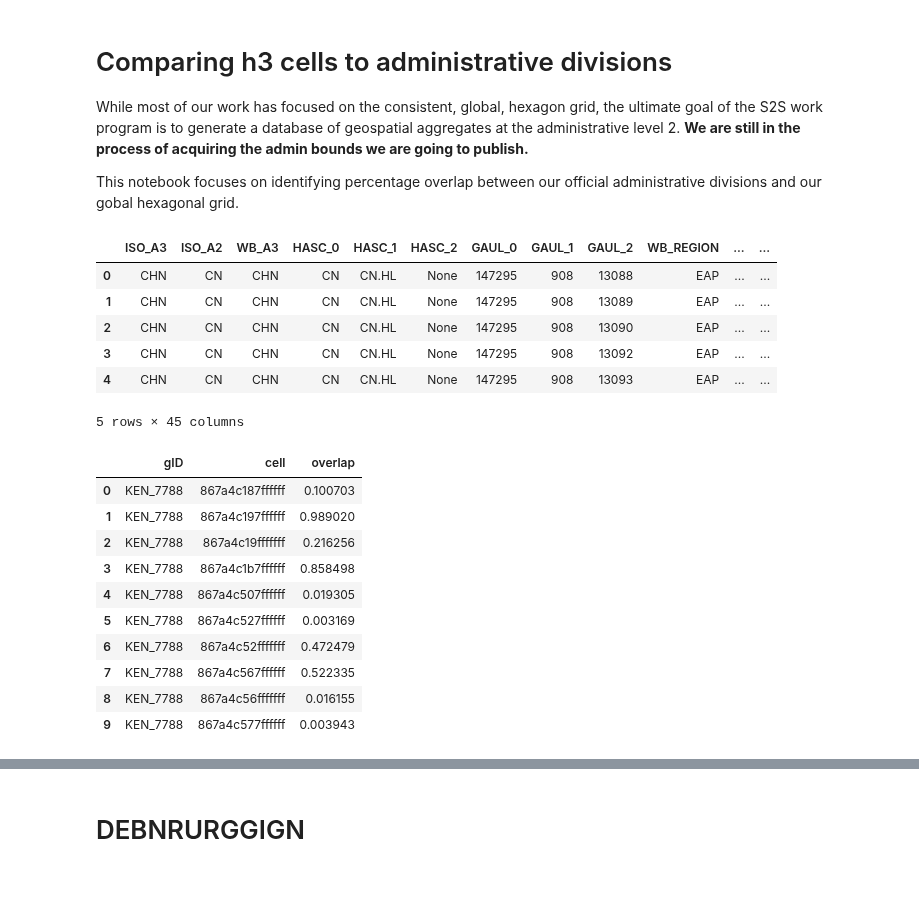
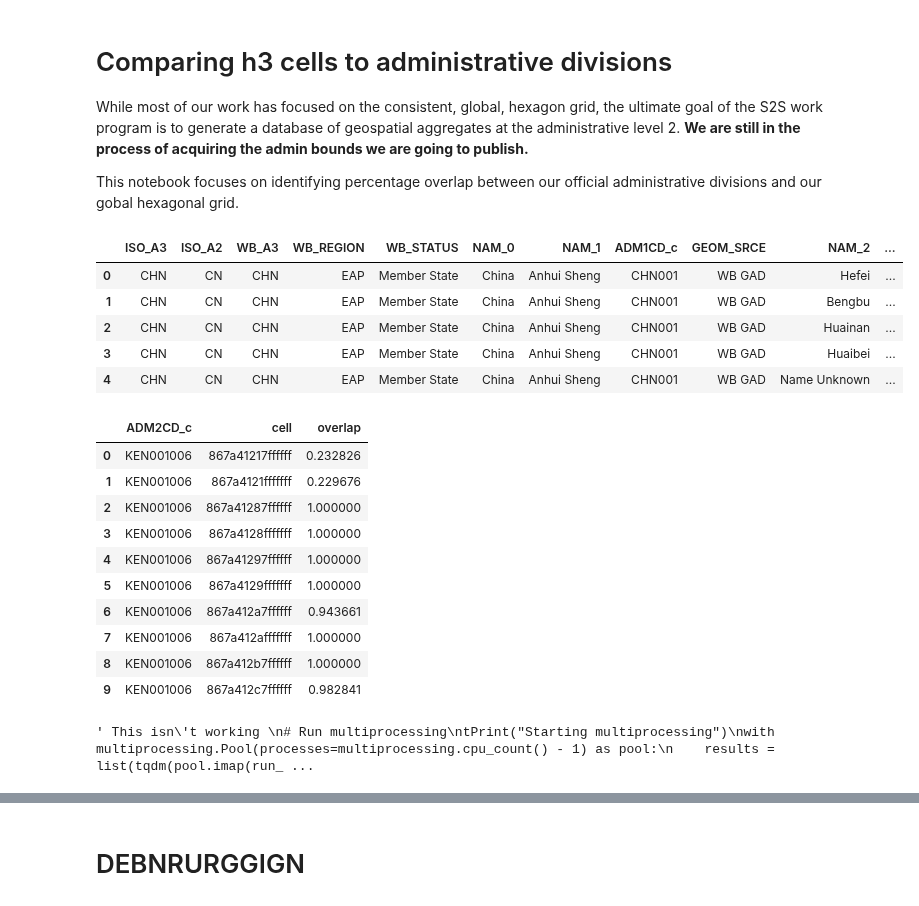
Before and after one commit to worldbank/DECAT_Space2Stats, a Jupyter notebook: notebooks/admin_bounds/ADM_map_adm2_h3xid.ipynb, the cells around one changed output, grey strips where cells are left out. Drawn from its saved outputs; the diff is of its cells as text; code cells hidden in the pictures.

Commit message:
Adding boundary analysis and LC processing

```diff
--- a/notebooks/admin_bounds/ADM_map_adm2_h3xid.ipynb
+++ b/notebooks/admin_bounds/ADM_map_adm2_h3xid.ipynb
@@ -20,27 +21,25 @@ from GOSTrocks.misc import tPrint
 # %%
 base_folder = r"C:\WBG\Work\S2S"
-admin_folder = os.path.join(base_folder, "data", 'admin')
+admin_folder = r"C:\WBG\Work\data\ADMIN\BETTER_FORMATS\simplified_output"
 out_folder = os.path.join(base_folder, "ADM_RESULTS")
 
 if not os.path.exists(out_folder):
     os.makedirs(out_folder)
 
 # Get the admin boundaries
-admin_file = r"C:\WBG\Work\data\ADMIN\NEW_WB_BOUNDS\WB_GAD_ADM2.shp"
+admin_id = 'ADM2CD_c'
+admin_file = os.path.join(admin_folder, "WB_GAD_adm2_simplified.gpkg")
 in_admin = gpd.read_file(admin_file)
-in_admin['gID'] = list(range(1, in_admin.shape[0] + 1))
-in_admin['gID'] = in_admin.apply(lambda x: f'{x["WB_A3"]}_{x["gID"]}', axis=1)
 in_admin.head()
 # %% [output]
-|  | ISO_A3 | ISO_A2 | WB_A3 | HASC_0 | HASC_1 | HASC_2 | GAUL_0 | GAUL_1 | GAUL_2 | WB_REGION | ... | ... |
-| 0 | CHN | CN | CHN | CN | CN.HL | None | 147295 | 908 | 13088 | EAP | ... | ... |
-| 1 | CHN | CN | CHN | CN | CN.HL | None | 147295 | 908 | 13089 | EAP | ... | ... |
-| 2 | CHN | CN | CHN | CN | CN.HL | None | 147295 | 908 | 13090 | EAP | ... | ... |
-| 3 | CHN | CN | CHN | CN | CN.HL | None | 147295 | 908 | 13092 | EAP | ... | ... |
-| 4 | CHN | CN | CHN | CN | CN.HL | None | 147295 | 908 | 13093 | EAP | ... | ... |
+|  | ISO_A3 | ISO_A2 | WB_A3 | WB_REGION | WB_STATUS | NAM_0 | NAM_1 | ADM1CD_c | GEOM_SRCE | NAM_2 | ... |
+| 0 | CHN | CN | CHN | EAP | Member State | China | Anhui Sheng | CHN001 | WB GAD | Hefei | ... |
+| 1 | CHN | CN | CHN | EAP | Member State | China | Anhui Sheng | CHN001 | WB GAD | Bengbu | ... |
+| 2 | CHN | CN | CHN | EAP | Member State | China | Anhui Sheng | CHN001 | WB GAD | Huainan | ... |
+| 3 | CHN | CN | CHN | EAP | Member State | China | Anhui Sheng | CHN001 | WB GAD | Huaibei | ... |
+| 4 | CHN | CN | CHN | EAP | Member State | China | Anhui Sheng | CHN001 | WB GAD | Name Unknown | ... |
-5 rows × 45 columns
 # %%
-def run_country_mp(cntry_label, in_data, out_folder):
+def run_country_mp(cntry_label, in_data, out_folder, admin_id):
     """ Iterate through the country and get intersecting hex_ids for each feature in in_data
 
     Parameters
@@ -58,7 +57,7 @@ def run_country_mp(cntry_label, in_data, out_folder):
         for idx, row in tqdm(in_data.iterrows(), total=in_data.shape[0], desc=f'Processing {cntry_label}'):
             in_shape = gpd.GeoDataFrame(row.to_frame().T, geometry="geometry", crs=in_data.crs)
             in_shape['geometry'] = in_shape['geometry'].apply(lambda x: x.buffer(0))
-            cur_res = get_bounds(in_shape, 6)
+            cur_res = get_bounds(in_shape, admin_id, 6)
             cur_res['cntry'] = cntry_label
             all_res.append(cur_res)
 
@@ -69,18 +68,20 @@ def run_country_mp(cntry_label, in_data, out_folder):
     return(country_res)
 
 
-def get_bounds(in_shp, h3_lvl=6):
+def get_bounds(in_shp, gID, h3_lvl=6):
     """ Generate a geodataframe for the supplied in_shp with the H3 cells and % overlap
 
     Parameters
     ----------
     in_shp : shapely.geometry.polygon.Polygon
         The input shapely polygon
+    gID : string
+        The column name to use for the ID in the output
     h3_lvl : int
         The H3 level to use for the hexagons, default is 6
     """
     # extract the H3 cells
-    cols_to_keep = ['gID', 'cell', 'overlap']
+    cols_to_keep = [gID, 'cell', 'overlap']
     cell_ax = cells_dataframe_to_geodataframe(geodataframe_to_cells(in_shp, 6, ContainmentMode.IntersectsBoundary))
     cell_ax['cell'] = cell_ax['cell'].apply(lambda x: hex(x)[2:])
     # Identify contained and overlapping hexes with the admin bounds
@@ -96,17 +97,17 @@ def get_bounds(in_shp, h3_lvl=6):
 
 
 sel_admin = in_admin.loc[in_admin['WB_A3'] == 'KEN']
-xx = get_bounds(gpd.GeoDataFrame(sel_admin.iloc[0].to_frame().T, geometry="geometry", crs=sel_admin.crs), 6)
+xx = get_bounds(gpd.GeoDataFrame(sel_admin.iloc[0].to_frame().T, geometry="geometry", crs=sel_admin.crs), admin_id, 6)
 xx.head(10)
 # %% [output]
-|  | gID | cell | overlap |
-| 0 | KEN_7788 | 867a4c187ffffff | 0.100703 |
-| 1 | KEN_7788 | 867a4c197ffffff | 0.989020 |
-| 2 | KEN_7788 | 867a4c19fffffff | 0.216256 |
-| 3 | KEN_7788 | 867a4c1b7ffffff | 0.858498 |
-| 4 | KEN_7788 | 867a4c507ffffff | 0.019305 |
-| 5 | KEN_7788 | 867a4c527ffffff | 0.003169 |
-| 6 | KEN_7788 | 867a4c52fffffff | 0.472479 |
-| 7 | KEN_7788 | 867a4c567ffffff | 0.522335 |
-| 8 | KEN_7788 | 867a4c56fffffff | 0.016155 |
-| 9 | KEN_7788 | 867a4c577ffffff | 0.003943 |
+|  | ADM2CD_c | cell | overlap |
+| 0 | KEN001006 | 867a41217ffffff | 0.232826 |
+| 1 | KEN001006 | 867a4121fffffff | 0.229676 |
+| 2 | KEN001006 | 867a41287ffffff | 1.000000 |
+| 3 | KEN001006 | 867a4128fffffff | 1.000000 |
+| 4 | KEN001006 | 867a41297ffffff | 1.000000 |
+| 5 | KEN001006 | 867a4129fffffff | 1.000000 |
+| 6 | KEN001006 | 867a412a7ffffff | 0.943661 |
+| 7 | KEN001006 | 867a412afffffff | 1.000000 |
+| 8 | KEN001006 | 867a412b7ffffff | 1.000000 |
+| 9 | KEN001006 | 867a412c7ffffff | 0.982841 |
@@ -122 +114,14 @@ run_country_mp(*mp_args[0])
+# %%
+mp_args = []
+for cntry, data in in_admin.groupby('WB_A3'):
+    mp_args.append([cntry, data, out_folder, admin_id])
+''' This isn't working
+# Run multiprocessing
+tPrint("Starting multiprocessing")
+with multiprocessing.Pool(processes=multiprocessing.cpu_count() - 1) as pool:
+    results = list(tqdm(pool.imap(run_country_mp, mp_args), total=len(mp_args), desc='Processing countries'))
+
+'''
+# %% [output]
+' This isn\'t working \n# Run multiprocessing\ntPrint("Starting multiprocessing")\nwith multiprocessing.Pool(processes=multiprocessing.cpu_count() - 1) as pool:\n    results = list(tqdm(pool.imap(run_ ...
 # %%
```
Also changed, not shown: parts of 11 cells of this notebook, 5 other files.
